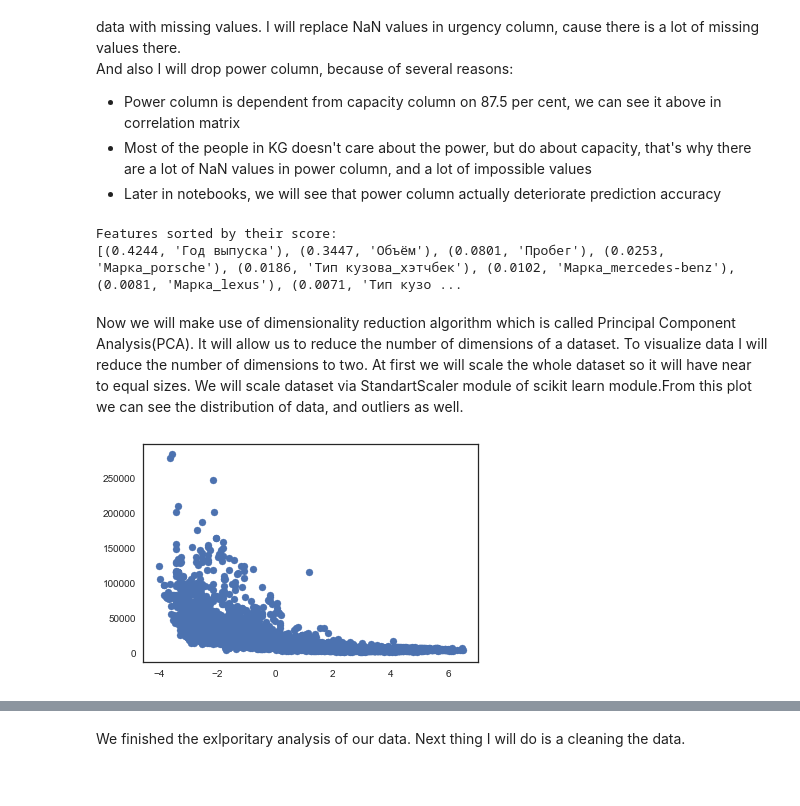
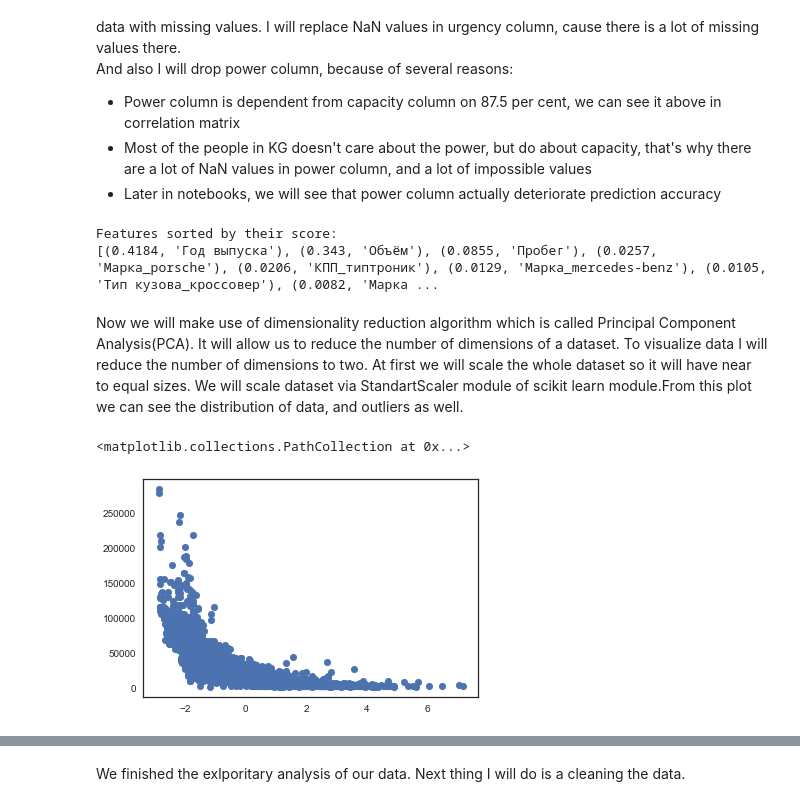
Before and after one commit to Danchesko/car-price-ML, a Jupyter notebook: project-report/01-Exploratory-Data-Analysis.ipynb, the cells around one changed output, grey strips where cells are left out. Drawn from its saved outputs; the diff is of its cells as text; code cells hidden in the pictures.

Commit message:
cleaned notebooks

```diff
--- a/project-report/01-Exploratory-Data-Analysis.ipynb
+++ b/project-report/01-Exploratory-Data-Analysis.ipynb
@@ -139,4 +137,5 @@ car_data = load_or_save_dataset.get_cleaned_outliers_dataset()
 # %%
+car_data = dataset_manager.get_cleaned_outliers_dataset()
 car_data.isnull().sum()
 # %% [output]
 Год выпуска     185
@@ -196,34 +196,35 @@ car_data["Спешность"] = car_data["Спешность"].fillna("друг
 car_data.dropna(inplace=True)
 car_data.drop(columns = ["Мощность"], inplace = True)
 # %%
-X_train,X_test,y_train,y_test = get_X_and_y.get_train_test(car_data)
-forest = RandomForestRegressor(random_state = 0)
-feat_labels = X_train.columns[:-1]
-forest.fit(X_train,y_train)
+X,y = df_utils.get_data_and_target(car_data)
+X_dummies = pd.get_dummies(X)
+forest = RandomForestRegressor()
+feat_labels = X_dummies.columns[:-1]
+forest.fit(X_dummies,y)
 importances = forest.feature_importances_
 indices = np.argsort(importances)[::-1]
 
-
 print("Features sorted by their score:")
-print(sorted(zip(map(lambda x: round(x, 4), forest.feature_importances_), X_train.columns.values), reverse=True))
+print(sorted(zip(map(lambda x: round(x, 4), forest.feature_importances_), X_dummies.columns.values), reverse=True))
 # %% [output]
 Features sorted by their score:
-[(0.4244, 'Год выпуска'), (0.3447, 'Объём'), (0.0801, 'Пробег'), (0.0253, 'Марка_porsche'), (0.0186, 'Тип кузова_хэтчбек'), (0.0102, 'Марка_mercedes-benz'), (0.0081, 'Марка_lexus'), (0.0071, 'Тип кузо ...
+[(0.4184, 'Год выпуска'), (0.343, 'Объём'), (0.0855, 'Пробег'), (0.0257, 'Марка_porsche'), (0.0206, 'КПП_типтроник'), (0.0129, 'Марка_mercedes-benz'), (0.0105, 'Тип кузова_кроссовер'), (0.0082, 'Марка ...
 # %% [markdown]
 Now we will make use of dimensionality reduction algorithm which is called Principal Component Analysis(PCA). It will allow us to reduce the number of dimensions of a dataset. To visualize data I will reduce the number of dimensions to two. At first we will scale the whole dataset so it will have near to equal sizes. We will scale dataset via StandartScaler module of scikit learn module.From this plot we can see the distribution of data, and outliers as well.
 # %%
 from sklearn.preprocessing import StandardScaler
 from sklearn.decomposition import PCA
 import matplotlib.pyplot as plt
-pca = PCA(n_components=1,random_state=2)
-X_train,X_test,y_train,y_test = get_X_and_y.get_train_test_std(car_data)
-ss = StandardScaler()
-X_train =ss.fit_transform(X_train)
-X_train = pca.fit_transform(X_train)
-plt.scatter(X_train,y_train,marker = "o")
-plt.show()
+
+pca = PCA(n_components=1)
+scaler = StandardScaler()
+X_scaled = df_utils.scale_train(X)
+X_pca = pd.get_dummies(X_scaled)
+X_pca = pca.fit_transform(X_pca)
+plt.scatter(X_pca,y,marker = "o",lw=0.1)
 # %% [output]
+<matplotlib.collections.PathCollection at 0x...>
-[figure, old version]
+[figure, new version]
 # %%
 car_data.rank().corr('spearman')
 # %% [output]
```
Also changed, not shown: parts of 3 cells of this notebook, 28 other files.
